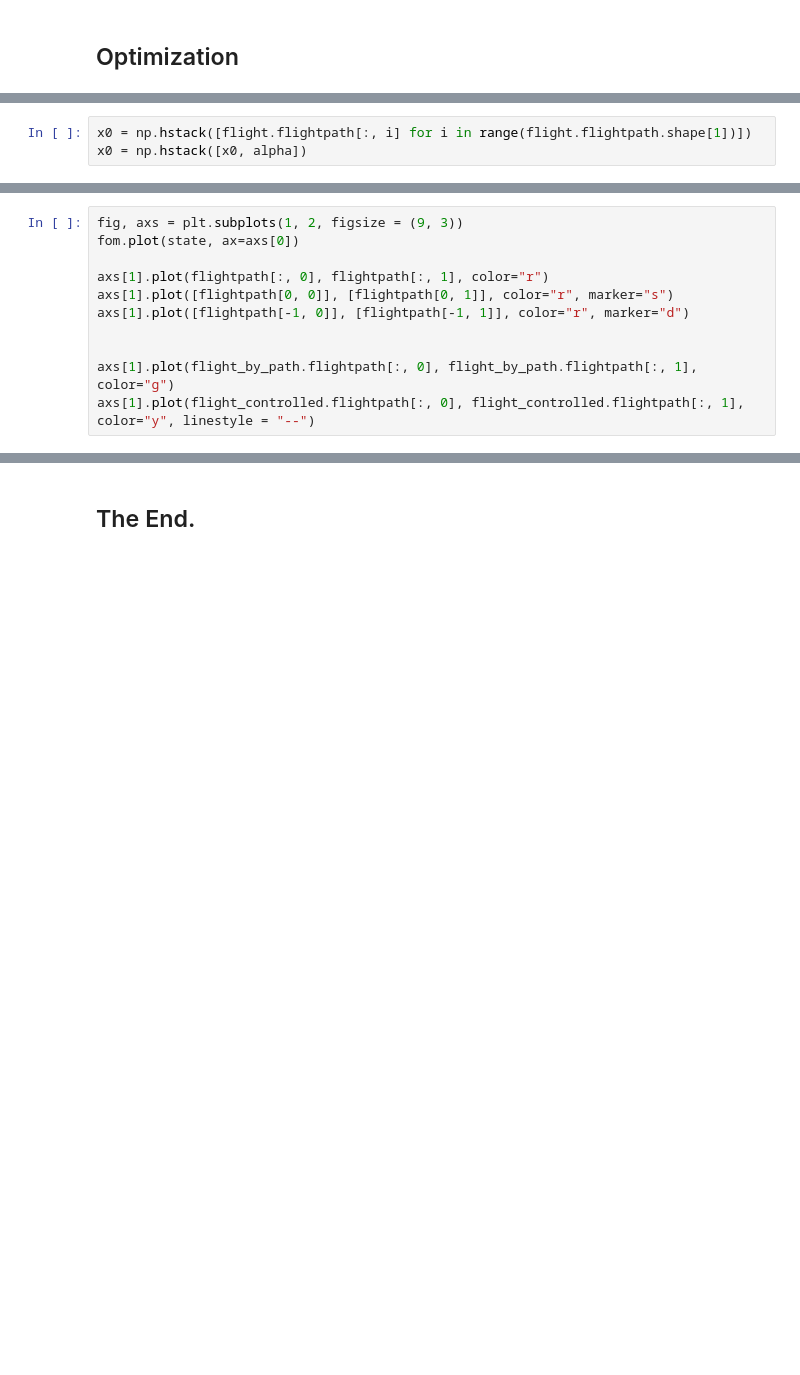
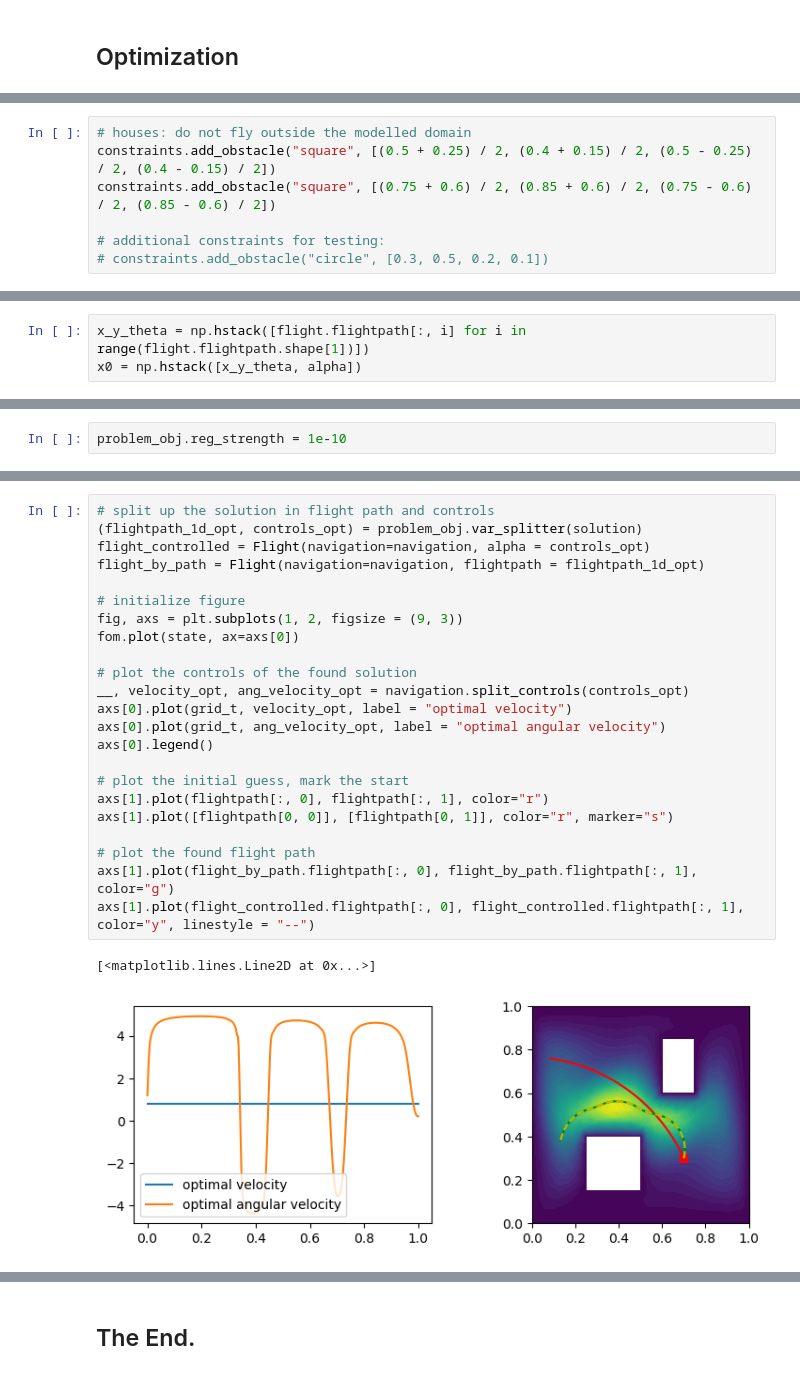
Before and after one commit to leyffer/m2dtIceSheet, a Jupyter notebook: notebooks/7_flightpath_characterization-DAE.ipynb, the cells around one changed output, grey strips where cells are left out. Cells and saved outputs as stored; diff of their text form; blank space fills up the shorter version.

```diff
--- a/notebooks/7_flightpath_characterization-DAE.ipynb
+++ b/notebooks/7_flightpath_characterization-DAE.ipynb
@@ -147,0 +274,7 @@ constraints.set_bounds(upper, bool_lower = False)
+# %%
+# houses: do not fly outside the modelled domain
+constraints.add_obstacle("square", [(0.5 + 0.25) / 2, (0.4 + 0.15) / 2, (0.5 - 0.25) / 2, (0.4 - 0.15) / 2])
+constraints.add_obstacle("square", [(0.75 + 0.6) / 2, (0.85 + 0.6) / 2, (0.75 - 0.6) / 2, (0.85 - 0.6) / 2])
+
+# additional constraints for testing:
+# constraints.add_obstacle("circle", [0.3, 0.5, 0.2, 0.1])
@@ -147,0 +291,3 @@ constraints.set_bounds(upper, bool_lower = False)
+# %%
+x_y_theta = np.hstack([flight.flightpath[:, i] for i in range(flight.flightpath.shape[1])])
+x0 = np.hstack([x_y_theta, alpha])
@@ -154,3 +322,0 @@ problem_obj.add_option("tol", 1e-4)
-# %%
-x0 = np.hstack([flight.flightpath[:, i] for i in range(flight.flightpath.shape[1])])
-x0 = np.hstack([x0, alpha])
@@ -162,0 +331,2 @@ Sanity check (lower):  True
+# %%
+problem_obj.reg_strength = 1e-10
@@ -188,11 +362,26 @@ flight_by_path = Flight(navigation=navigation, flightpath = flightpath_1d_opt)
 # %%
+# split up the solution in flight path and controls
+(flightpath_1d_opt, controls_opt) = problem_obj.var_splitter(solution)
+flight_controlled = Flight(navigation=navigation, alpha = controls_opt)
+flight_by_path = Flight(navigation=navigation, flightpath = flightpath_1d_opt)
+
+# initialize figure
 fig, axs = plt.subplots(1, 2, figsize = (9, 3))
 fom.plot(state, ax=axs[0])
 
+# plot the controls of the found solution
+__, velocity_opt, ang_velocity_opt = navigation.split_controls(controls_opt)
+axs[0].plot(grid_t, velocity_opt, label = "optimal velocity")
+axs[0].plot(grid_t, ang_velocity_opt, label = "optimal angular velocity")
+axs[0].legend()
+
+# plot the initial guess, mark the start
 axs[1].plot(flightpath[:, 0], flightpath[:, 1], color="r")
 axs[1].plot([flightpath[0, 0]], [flightpath[0, 1]], color="r", marker="s")
-axs[1].plot([flightpath[-1, 0]], [flightpath[-1, 1]], color="r", marker="d")
 
-
+# plot the found flight path
 axs[1].plot(flight_by_path.flightpath[:, 0], flight_by_path.flightpath[:, 1], color="g")
 axs[1].plot(flight_controlled.flightpath[:, 0], flight_controlled.flightpath[:, 1], color="y", linestyle = "--")
+# %% [output]
+[<matplotlib.lines.Line2D at 0x...>]
+[figure, added]
```
Also changed, not shown: parts of 53 cells of this notebook, 7 other files.
